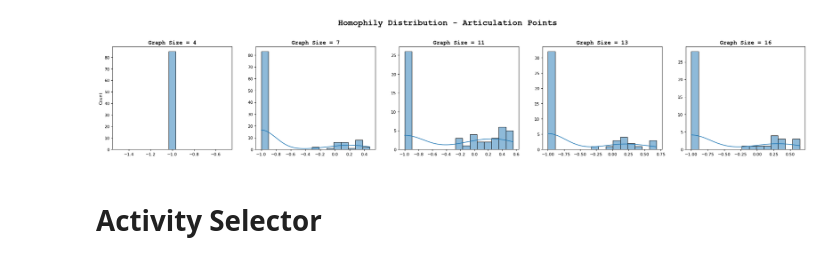
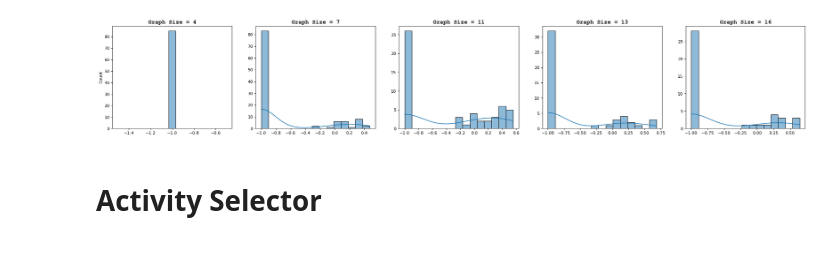
Before and after one commit to ronaldalbrt/algo_reasoning, a Jupyter notebook: notebooks/homophily.ipynb, the cells around one changed output. Saved outputs shown, nothing was run; the diff lists cells and outputs as text; code cells hidden in the pictures.

```diff
--- a/notebooks/homophily.ipynb
+++ b/notebooks/homophily.ipynb
@@ -94,31 +94,31 @@ homophilies_4 = [unbiased_homophily(obj_4.inputs.A[i], obj_4.outputs.is_cut[i])
 # %%
 import seaborn as sns
 import matplotlib.pyplot as plt
 
 homophilies = {
     "graph_size": [4, 7, 11, 13, 16],
     "homophilies": [homophilies_4, homophilies_7, homophilies_11, homophilies_13, homophilies_16]
 }
 
 hfont = {'fontname':'Courier New', "fontweight":"bold"}
 
 
 plt.figure(figsize=(30, 5), dpi=80)
 
 for i, column in enumerate(homophilies["graph_size"]):
     plt.subplot(1,5,i + 1)
     plt.subplots_adjust(top=0.8)
     sns.histplot(homophilies["homophilies"][i], kde=True, bins=15)
     plt.rc('axes', titlesize=14)
     plt.title("Graph Size = "+str(homophilies["graph_size"][i]), **hfont)
     if i > 0:
         plt.ylabel('')
 
 plt.rc('figure', titlesize=20)
-plt.suptitle("Homophily Distribution - Articulation Points", **hfont)
+#plt.suptitle("Homophily Distribution - Articulation Points", **hfont)
 plt.show()
 # %% [output]
-[figure, old version]
+[figure, new version]
 # %% [markdown]
 # Activity Selector
 # %%
```
Also changed, not shown: 1 other file.
